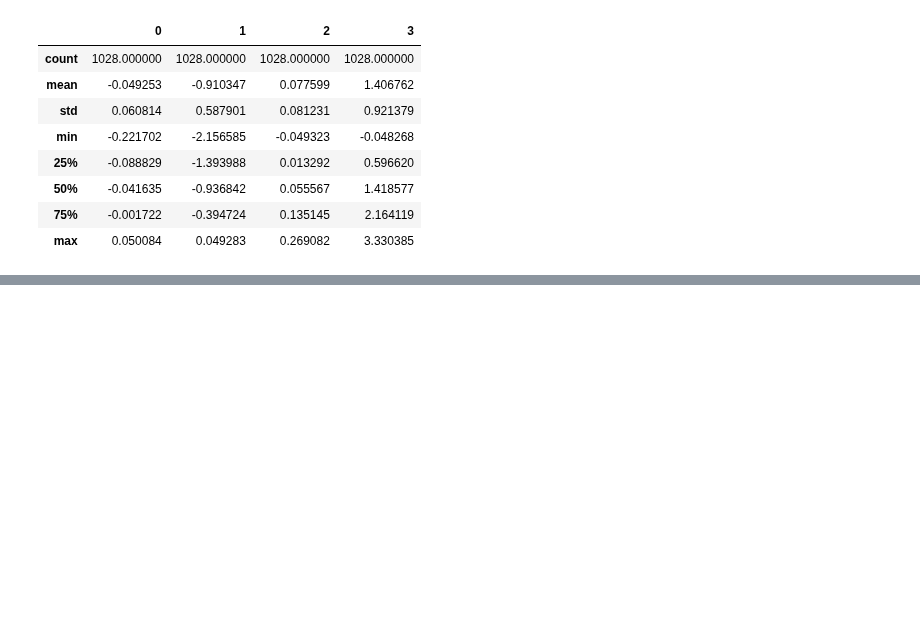
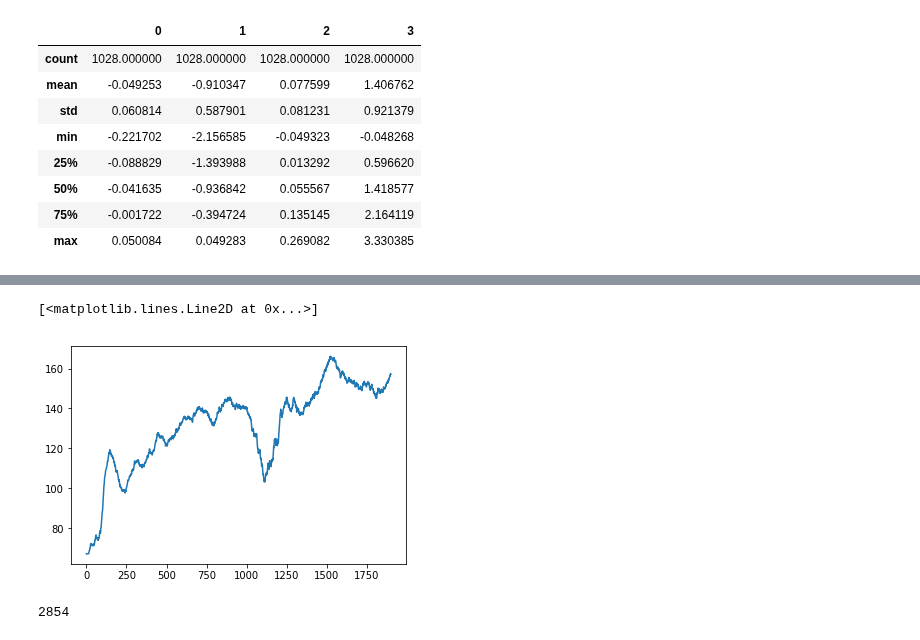
Before and after one commit to NLeSC/reinforcement-learning-course, a Jupyter notebook: exercises/chris/cartpole/qlearning.ipynb, the cells around one changed output, grey strips where cells are left out. Cells and saved outputs as stored; diff of their text form; code cells hidden in the pictures; blank space fills up the shorter version.

```diff
--- a/exercises/chris/cartpole/qlearning.ipynb
+++ b/exercises/chris/cartpole/qlearning.ipynb
@@ -111,3 +119,13 @@ plt.plot(results)
+# %%
+window_size = 100
+plt.plot(np.convolve(results, np.ones(window_size)/window_size, mode='valid'))
+# %% [output]
+[<matplotlib.lines.Line2D at 0x...>]
+[figure, added]
+# %%
+len(p.q)  # qtable size
+# %% [output]
+2854
 # %%
 # p.verbose = True
 r.verbose = True
```
Also changed, not shown: parts of 5 cells of this notebook.
